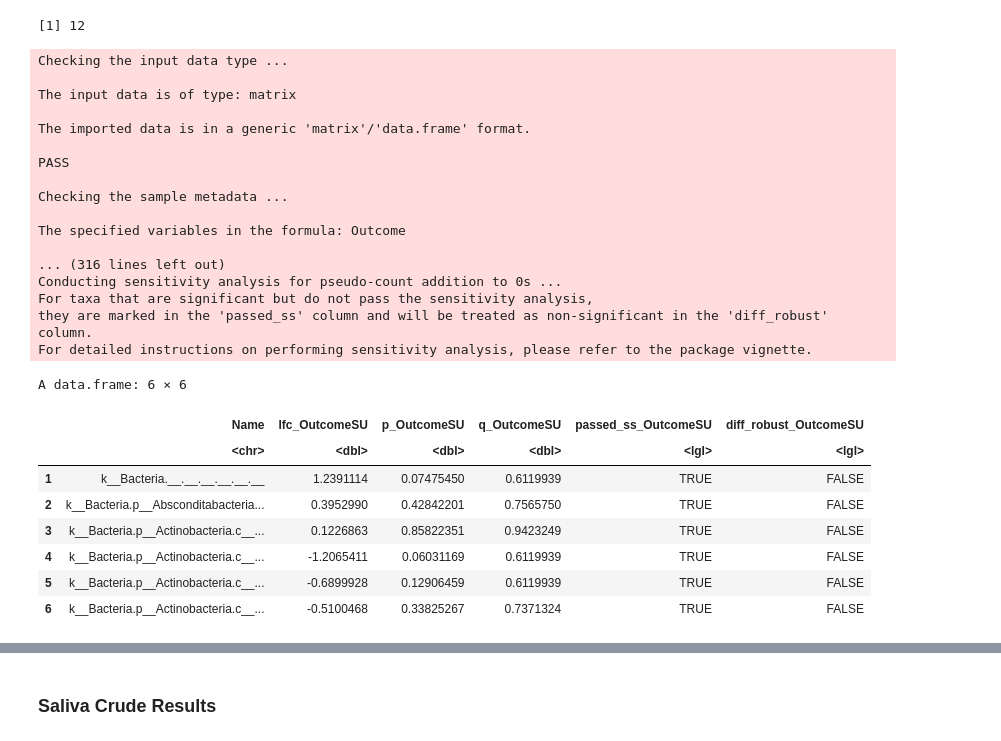
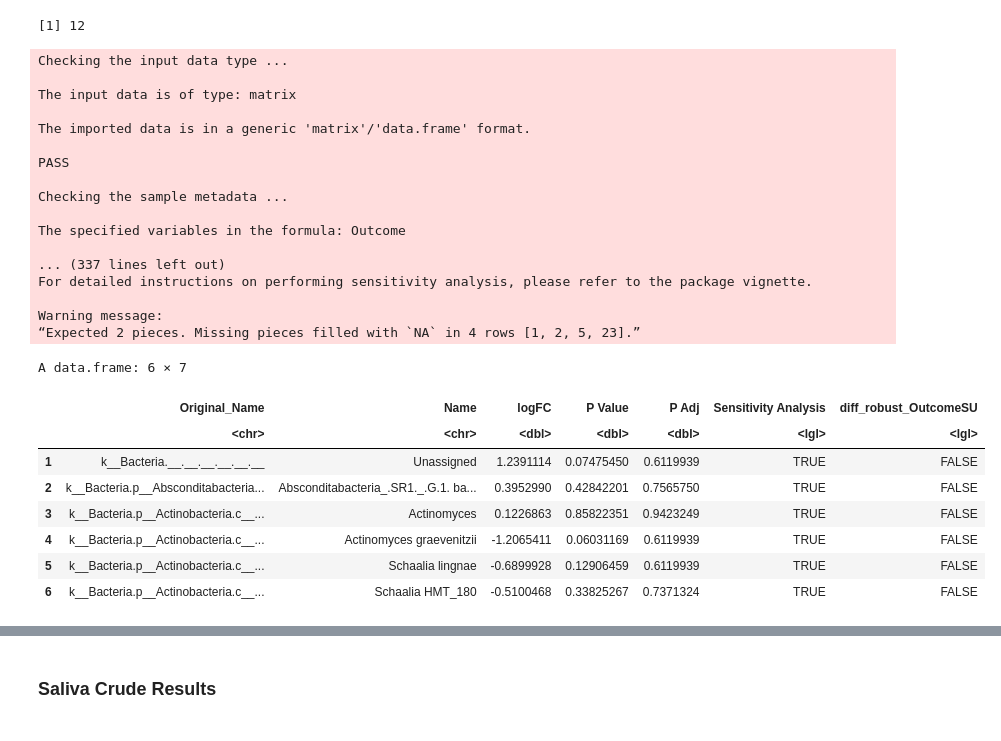
Before and after one commit to Ragerlab/P1013.-Microbiome-Peanut-Allergy, a Jupyter notebook: 2. Individual Bacteria Analyses/Individual Bacteria Analyses.ipynb, the cells around one changed output, grey strips where cells are left out. Saved outputs shown, nothing was run; the diff lists cells and outputs as text; code cells hidden in the pictures.

```diff
--- a/2. Individual Bacteria Analyses/Individual Bacteria Analyses.ipynb
+++ b/2. Individual Bacteria Analyses/Individual Bacteria Analyses.ipynb
@@ -222,21 +222,31 @@ get_ancombc2_results = function(df, formula, value, paired_test, group_var, inte
     final_df = output$res %>%
         select(!starts_with(removed_cols)) %>%
         rename(Name = taxon) %>%
+        mutate(Original_Name = Name) %>%
+        # cleaning up names
+        separate(Name, c("Name", "Name1"), sep = '.g__') %>%
+        mutate(across(Name1, ~ str_replace(string = .x, ".s__", " ")),
+              across(Name1, ~ str_replace(string = .x, "sp._", "")),
+              across(Name1, ~ str_replace(string = .x, ".__", "")),
+              Name1 = ifelse(Name == 'k__Bacteria.__.__.__.__.__.__' , 'Unassigned', Name1)) %>%
         # selecting cols of interest
-        select(c("Name", ends_with(paste0(group_var, interest_group))))
+        select(c("Original_Name", "Name1", ends_with(paste0(group_var, interest_group))))
+
+    # changing col names
+    colnames(final_df)[2:6] = c('Name','logFC', 'P Value', 'P Adj', 'Sensitivity Analysis')
 
     return(final_df)
     }
 
 # calling fn
-saliva_outcome_crude = get_ancombc2_results(v1_saliva_df, 'Outcome', 8, FALSE, 'Outcome', 'SU')
-saliva_outcome_adj = get_ancombc2_results(v1_saliva_df, 'Age + IgE + Outcome', 8, FALSE, 'Outcome', 'SU')
-stool_outcome_crude = get_ancombc2_results(v1_stool_df, 'Outcome', 9, FALSE, 'Outcome', 'SU')
-stool_outcome_adj = get_ancombc2_results(v1_stool_df, 'Age + IgE + Outcome', 9, FALSE, 'Outcome', 'SU')
-post_saliva_outcome_crude = get_ancombc2_results(post_saliva_df, 'Outcome', 8, FALSE, 'Outcome', 'SU')
-post_saliva_outcome_adj = get_ancombc2_results(post_saliva_df, 'Age + IgE + Outcome', 8, FALSE, 'Outcome', 'SU')
-post_stool_outcome_crude = get_ancombc2_results(post_stool_df, 'Outcome', 9, FALSE, 'Outcome', 'SU')
-post_stool_outcome_adj = get_ancombc2_results(post_stool_df, 'Age + IgE + Outcome', 9, FALSE, 'Outcome', 'SU')
+saliva_outcome_crude_df = get_ancombc2_results(v1_saliva_df, 'Outcome', 8, FALSE, 'Outcome', 'SU')
+saliva_outcome_adj_df = get_ancombc2_results(v1_saliva_df, 'Age + IgE + Outcome', 8, FALSE, 'Outcome', 'SU')
+stool_outcome_crude_df = get_ancombc2_results(v1_stool_df, 'Outcome', 9, FALSE, 'Outcome', 'SU')
+stool_outcome_adj_df = get_ancombc2_results(v1_stool_df, 'Age + IgE + Outcome', 9, FALSE, 'Outcome', 'SU')
+post_saliva_outcome_crude_df = get_ancombc2_results(post_saliva_df, 'Outcome', 8, FALSE, 'Outcome', 'SU')
+post_saliva_outcome_adj_df = get_ancombc2_results(post_saliva_df, 'Age + IgE + Outcome', 8, FALSE, 'Outcome', 'SU')
+post_stool_outcome_crude_df = get_ancombc2_results(post_stool_df, 'Outcome', 9, FALSE, 'Outcome', 'SU')
+post_stool_outcome_adj_df = get_ancombc2_results(post_stool_df, 'Age + IgE + Outcome', 9, FALSE, 'Outcome', 'SU')
 # %% [output]
 Checking the input data type ...
 
@@ -250,20 +260,20 @@ Checking the sample metadata ...
 
 The specified variables in the formula: Outcome
 
-... (316 lines left out)
-Conducting sensitivity analysis for pseudo-count addition to 0s ...
-For taxa that are significant but do not pass the sensitivity analysis,
-they are marked in the 'passed_ss' column and will be treated as non-significant in the 'diff_robust' column.
+... (337 lines left out)
 For detailed instructions on performing sensitivity analysis, please refer to the package vignette.
+
+Warning message:
+“Expected 2 pieces. Missing pieces filled with `NA` in 4 rows [1, 2, 5, 23].”
 # %%
-head(saliva_outcome_crude)
+head(saliva_outcome_crude_df)
 # %% [output]
-A data.frame: 6 × 6
+A data.frame: 6 × 7
-|  | Name | lfc_OutcomeSU | p_OutcomeSU | q_OutcomeSU | passed_ss_OutcomeSU | diff_robust_OutcomeSU |
-|  | <chr> | <dbl> | <dbl> | <dbl> | <lgl> | <lgl> |
-| 1 | k__Bacteria.__.__.__.__.__.__ | 1.2391114 | 0.07475450 | 0.6119939 | TRUE | FALSE |
-| 2 | k__Bacteria.p__Absconditabacteria... | 0.3952990 | 0.42842201 | 0.7565750 | TRUE | FALSE |
-| 3 | k__Bacteria.p__Actinobacteria.c__... | 0.1226863 | 0.85822351 | 0.9423249 | TRUE | FALSE |
-| 4 | k__Bacteria.p__Actinobacteria.c__... | -1.2065411 | 0.06031169 | 0.6119939 | TRUE | FALSE |
-| 5 | k__Bacteria.p__Actinobacteria.c__... | -0.6899928 | 0.12906459 | 0.6119939 | TRUE | FALSE |
-| 6 | k__Bacteria.p__Actinobacteria.c__... | -0.5100468 | 0.33825267 | 0.7371324 | TRUE | FALSE |
+|  | Original_Name | Name | logFC | P Value | P Adj | Sensitivity Analysis | diff_robust_OutcomeSU |
+|  | <chr> | <chr> | <dbl> | <dbl> | <dbl> | <lgl> | <lgl> |
+| 1 | k__Bacteria.__.__.__.__.__.__ | Unassigned | 1.2391114 | 0.07475450 | 0.6119939 | TRUE | FALSE |
+| 2 | k__Bacteria.p__Absconditabacteria... | Absconditabacteria_.SR1._.G.1. ba... | 0.3952990 | 0.42842201 | 0.7565750 | TRUE | FALSE |
+| 3 | k__Bacteria.p__Actinobacteria.c__... | Actinomyces | 0.1226863 | 0.85822351 | 0.9423249 | TRUE | FALSE |
+| 4 | k__Bacteria.p__Actinobacteria.c__... | Actinomyces graevenitzii | -1.2065411 | 0.06031169 | 0.6119939 | TRUE | FALSE |
+| 5 | k__Bacteria.p__Actinobacteria.c__... | Schaalia lingnae | -0.6899928 | 0.12906459 | 0.6119939 | TRUE | FALSE |
+| 6 | k__Bacteria.p__Actinobacteria.c__... | Schaalia HMT_180 | -0.5100468 | 0.33825267 | 0.7371324 | TRUE | FALSE |
```
Also changed, not shown: parts of 17 cells of this notebook.
